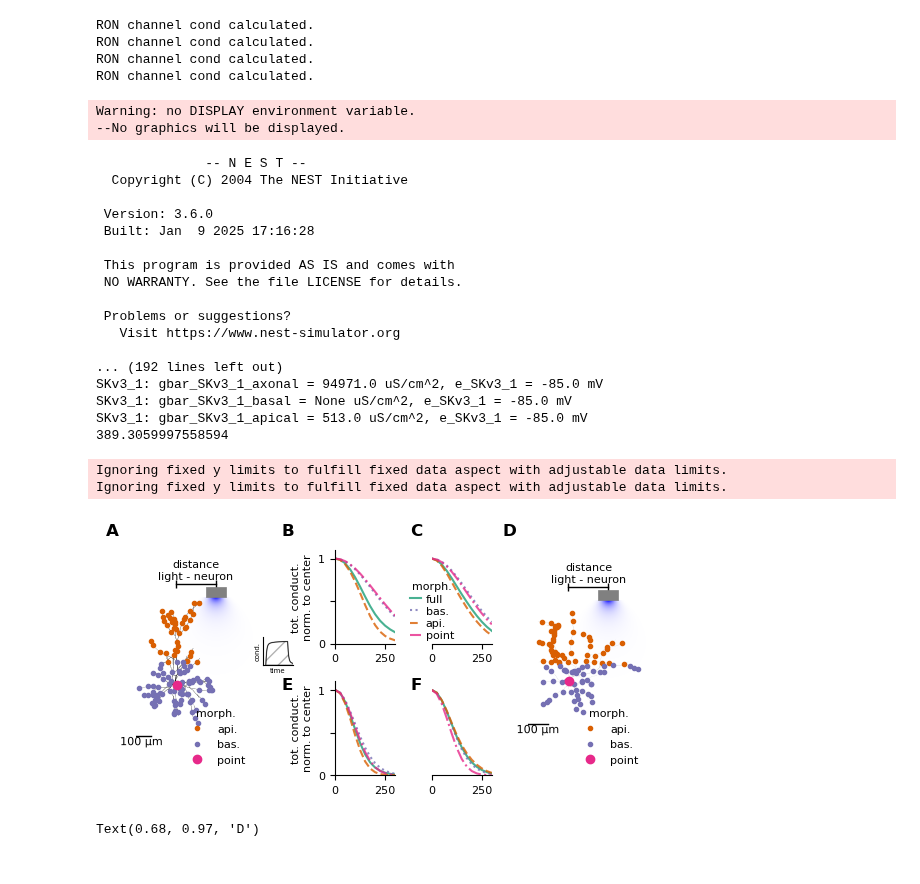
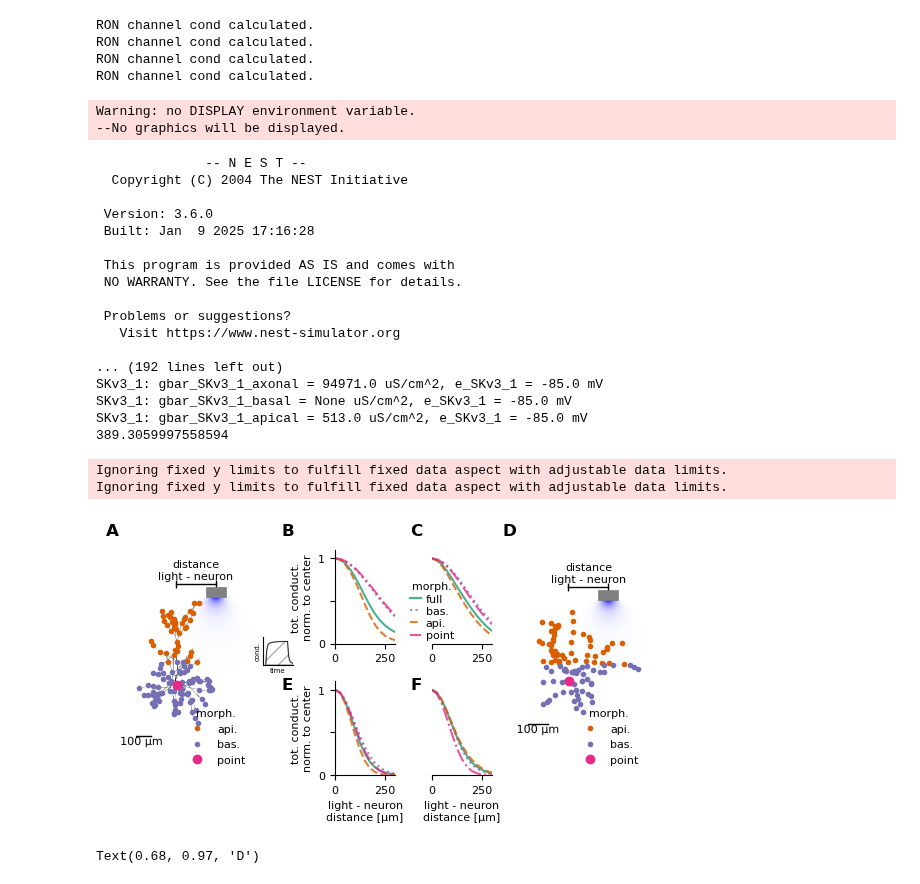
Before and after one commit to dberling/reduce_opto_response, a Jupyter notebook: article_figures/article_figure5_wo_latency.ipynb, the cells around one changed output. Saved outputs shown, nothing was run; the diff lists cells and outputs as text; code cells hidden in the pictures.

Commit message:
Add xlabel

```diff
--- a/article_figures/article_figure5_wo_latency.ipynb
+++ b/article_figures/article_figure5_wo_latency.ipynb
@@ -629,6 +629,8 @@ ax4.legend(title='morph.',
            handlelength=1.,     # length of the legend line
            handletextpad=0.4
 )
+axd2.set_xlabel('light - neuron\ndistance [µm]')
+axd4.set_xlabel('light - neuron\ndistance [µm]')
 
 fig.text(0.08, 0.93, 'A', fontsize=12, weight='bold')
 fig.text(0.345, 0.93, 'B', fontsize=12, weight='bold')
@@ -639,34 +641,34 @@ fig.text(0.68, 0.93, 'D', fontsize=12, weight='bold')
 
 
 fig.savefig(figure_name, dpi=600)
 fig.show()
 # %% [output]
 RON channel cond calculated.
 RON channel cond calculated.
 RON channel cond calculated.
 RON channel cond calculated.
 Warning: no DISPLAY environment variable.
 --No graphics will be displayed.
               -- N E S T --
   Copyright (C) 2004 The NEST Initiative
 
  Version: 3.6.0
  Built: Jan  9 2025 17:16:28
 
  This program is provided AS IS and comes with
  NO WARRANTY. See the file LICENSE for details.
 
  Problems or suggestions?
    Visit https://www.nest-simulator.org
 
 ... (192 lines left out)
 SKv3_1: gbar_SKv3_1_axonal = 94971.0 uS/cm^2, e_SKv3_1 = -85.0 mV
 SKv3_1: gbar_SKv3_1_basal = None uS/cm^2, e_SKv3_1 = -85.0 mV
 SKv3_1: gbar_SKv3_1_apical = 513.0 uS/cm^2, e_SKv3_1 = -85.0 mV
 389.3059997558594
 Ignoring fixed y limits to fulfill fixed data aspect with adjustable data limits.
 Ignoring fixed y limits to fulfill fixed data aspect with adjustable data limits.
-[figure, old version]
+[figure, new version]
 # %%
 a4_w = 8.27
 a4_l = 11.7
```
Also changed, not shown: 1 other file.
